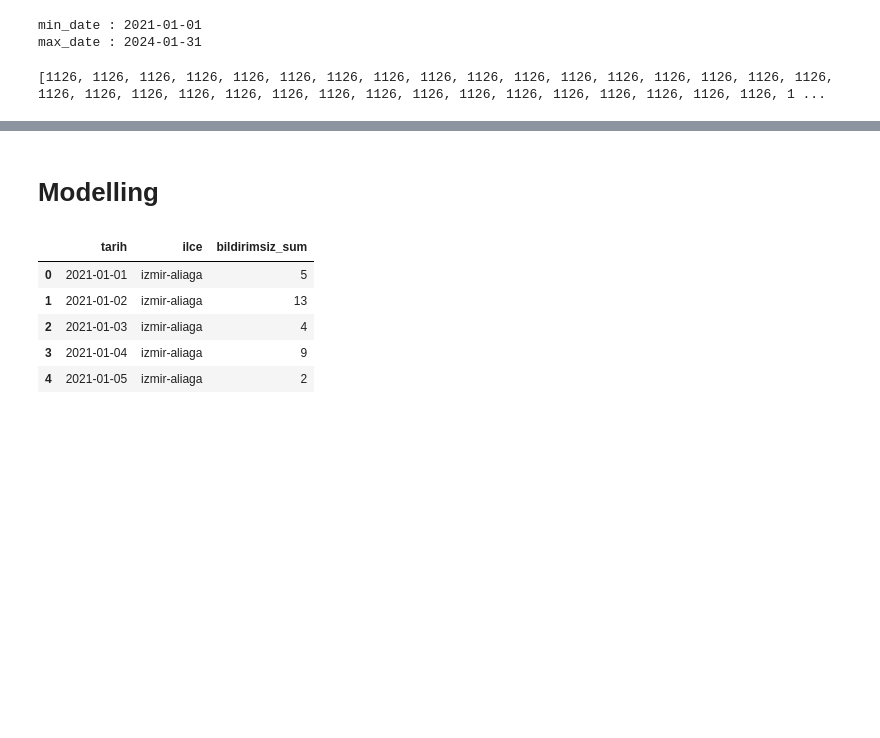
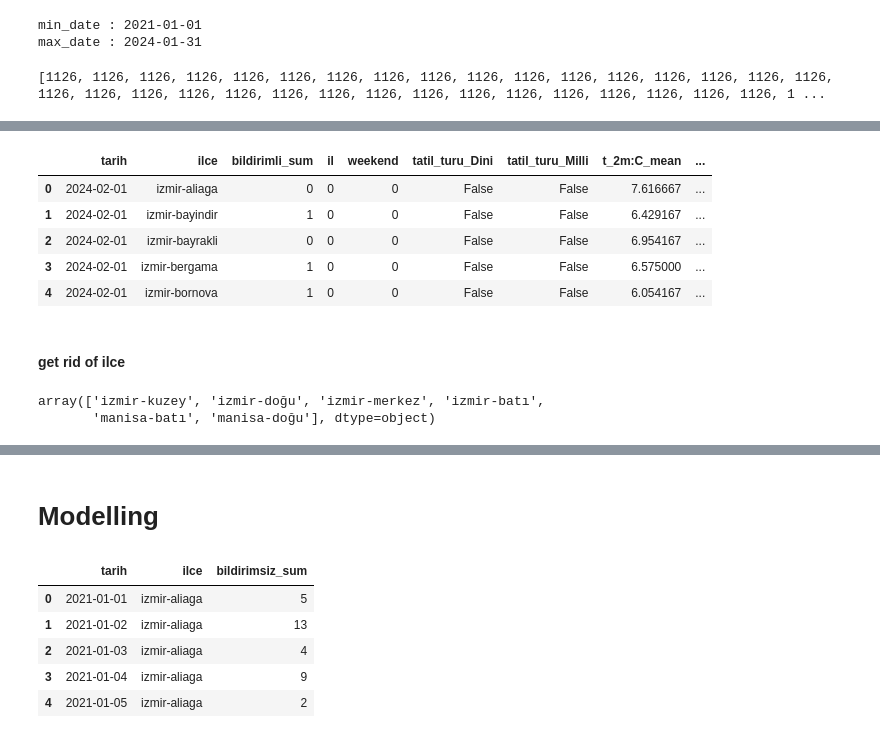
Before and after one commit to alperengulunay/2024-GDZ-Datathon-10-th-Place-Submission, a Jupyter notebook: final-classification-and-time-series.ipynb, the cells around one changed output, grey strips where cells are left out. Drawn from its saved outputs; the diff is of its cells as text; code cells hidden in the pictures; blank space fills up the shorter version.

```diff
--- a/final-classification-and-time-series.ipynb
+++ b/final-classification-and-time-series.ipynb
@@ -94,0 +205,18 @@ print([len(train_df[train_df['ilce'] == ilce]) for ilce in train_df['ilce'].uniq
+# %%
+# Saatlik verileri günlük ortalamalara dönüştürmek için tarih sütununu indeks yapın
+weather_df.set_index('tarih', inplace=True)
+# %%
+# Her bir ilçe ve tarih için saatlik sıcaklık verilerini günlük ortalama olarak gruplayın
+daily_weather_data = pd.DataFrame()
+daily_weather_data = weather_df.groupby(['ilce', pd.Grouper(freq='D')])['t_2m:C'].mean().reset_index()
+daily_weather_data = daily_weather_data.rename(columns={'t_2m:C': 't_2m:C_mean'})
+daily_weather_data['t_2m:C_max'] = weather_df.groupby(['ilce', pd.Grouper(freq='D')])['t_2m:C'].max().reset_index()['t_2m:C']
+daily_weather_data['t_2m:C_min'] = weather_df.groupby(['ilce', pd.Grouper(freq='D')])['t_2m:C'].min().reset_index()['t_2m:C']
+daily_weather_data['effective_cloud_cover:p_mean'] = weather_df.groupby(['ilce', pd.Grouper(freq='D')])['effective_cloud_cover:p'].mean().reset_index()['effective_cloud_cover:p']
+daily_weather_data['global_rad:W_mean'] = weather_df.groupby(['ilce', pd.Grouper(freq='D')])['global_rad:W'].mean().reset_index()['global_rad:W']
+daily_weather_data['relative_humidity_2m:p_mean'] = weather_df.groupby(['ilce', pd.Grouper(freq='D')])['relative_humidity_2m:p'].mean().reset_index()['relative_humidity_2m:p']
+# daily_mean_temperatures['wind_dir_10m:d_mean'] = weather_df.groupby(['ilce', pd.Grouper(freq='D')])['wind_dir_10m:d'].mean().reset_index()['wind_dir_10m:d']
+daily_weather_data['wind_speed_10m:ms_mean'] = weather_df.groupby(['ilce', pd.Grouper(freq='D')])['wind_speed_10m:ms'].mean().reset_index()['wind_speed_10m:ms']
+daily_weather_data['wind_speed_10m:ms_max'] = weather_df.groupby(['ilce', pd.Grouper(freq='D')])['wind_speed_10m:ms'].max().reset_index()['wind_speed_10m:ms']
+# %%
+daily_weather_data['ilce'] = daily_weather_data['ilce'].str.lower()
@@ -94,0 +232,14 @@ print([len(train_df[train_df['ilce'] == ilce]) for ilce in train_df['ilce'].uniq
+# %%
+for i, df in enumerate(combine):
+    combine[i] = pd.merge(df, daily_weather_data, how='left', on=['tarih', 'ilce'])
+# %%
+combine[1].head()
+# %% [output]
+|  | tarih | ilce | bildirimli_sum | il | weekend | tatil_turu_Dini | tatil_turu_Milli | t_2m:C_mean | ... |
+| 0 | 2024-02-01 | izmir-aliaga | 0 | 0 | 0 | False | False | 7.616667 | ... |
+| 1 | 2024-02-01 | izmir-bayindir | 1 | 0 | 0 | False | False | 6.429167 | ... |
+| 2 | 2024-02-01 | izmir-bayrakli | 0 | 0 | 0 | False | False | 6.954167 | ... |
+| 3 | 2024-02-01 | izmir-bergama | 1 | 0 | 0 | False | False | 6.575000 | ... |
+| 4 | 2024-02-01 | izmir-bornova | 1 | 0 | 0 | False | False | 6.054167 | ... |
+# %% [markdown]
+#### get rid of ilce
@@ -94,0 +265,5 @@ print([len(train_df[train_df['ilce'] == ilce]) for ilce in train_df['ilce'].uniq
+# %%
+combine[0]['ilce_zone'].unique()
+# %% [output]
+array(['izmir-kuzey', 'izmir-doğu', 'izmir-merkez', 'izmir-batı',
+       'manisa-batı', 'manisa-doğu'], dtype=object)
```
Also changed, not shown: parts of 62 cells of this notebook, 1 other file.
